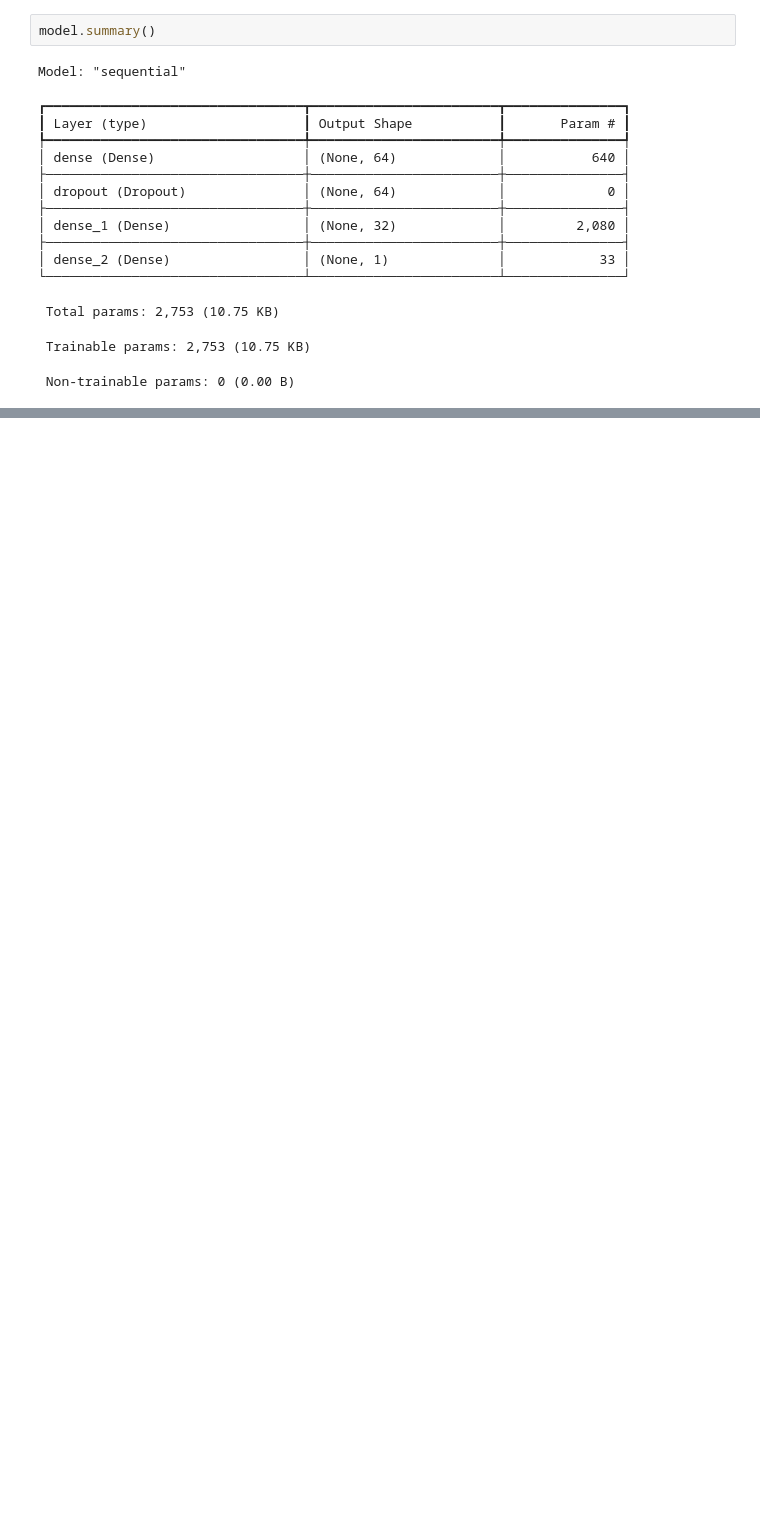
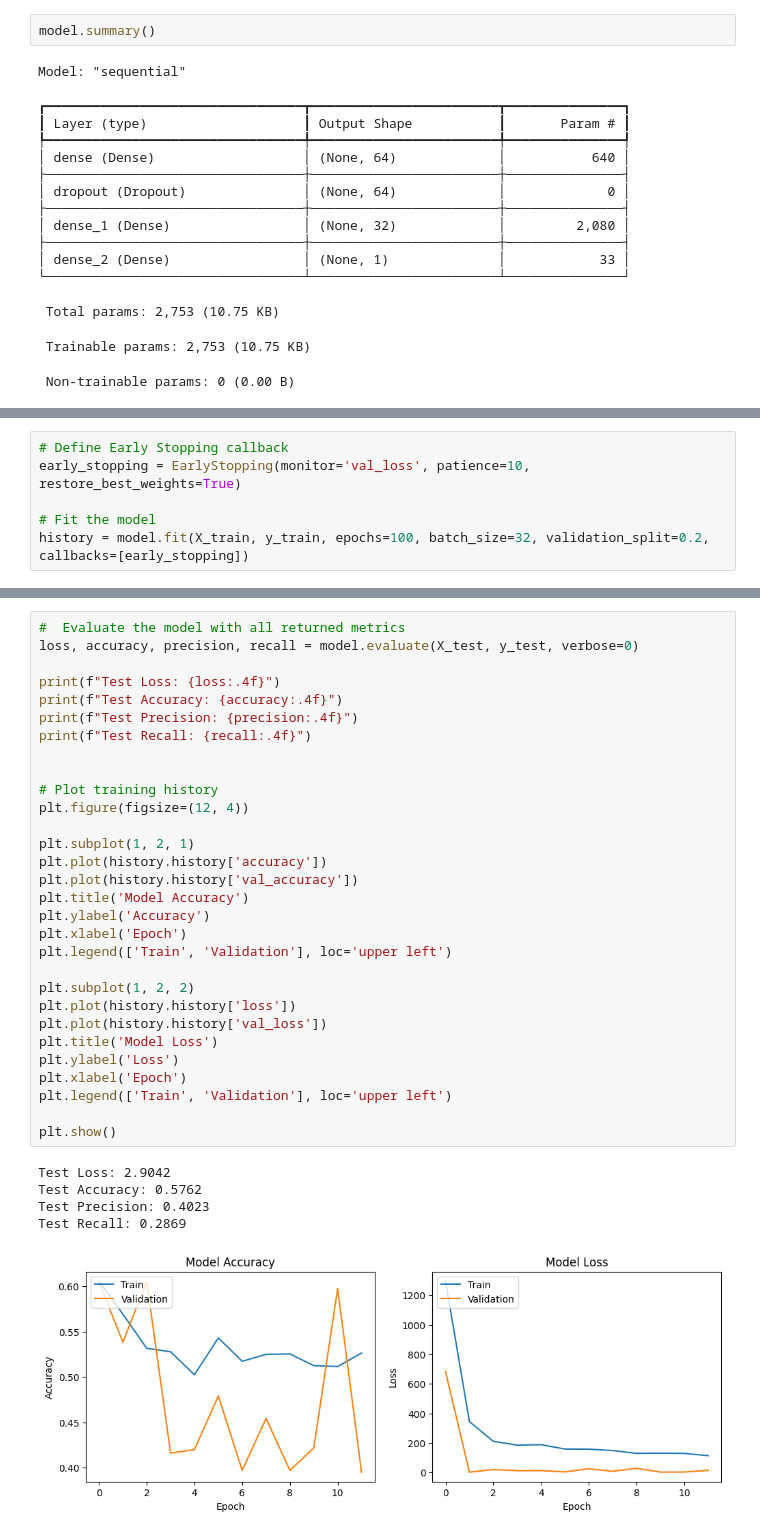
Before and after one commit to Christianib003/water-quality-model, a Jupyter notebook: notebooks/[Irenee_Gisubizo_Dusingizimana]_water_quality_model.ipynb, the cells around one changed output, grey strips where cells are left out. Saved outputs shown, nothing was run; the diff lists cells and outputs as text; blank space fills up the shorter version.

```diff
--- a/notebooks/[Irenee_Gisubizo_Dusingizimana]_water_quality_model.ipynb
+++ b/notebooks/[Irenee_Gisubizo_Dusingizimana]_water_quality_model.ipynb
@@ -180,0 +183,6 @@ Model: "sequential"
+# %%
+# Define Early Stopping callback
+early_stopping = EarlyStopping(monitor='val_loss', patience=10, restore_best_weights=True)
+
+# Fit the model
+history = model.fit(X_train, y_train, epochs=100, batch_size=32, validation_split=0.2, callbacks=[early_stopping])
@@ -180,0 +207,36 @@ Model: "sequential"
+# %%
+#  Evaluate the model with all returned metrics
+loss, accuracy, precision, recall = model.evaluate(X_test, y_test, verbose=0)
+
+print(f"Test Loss: {loss:.4f}")
+print(f"Test Accuracy: {accuracy:.4f}")
+print(f"Test Precision: {precision:.4f}")
+print(f"Test Recall: {recall:.4f}")
+
+
+# Plot training history
+plt.figure(figsize=(12, 4))
+
+plt.subplot(1, 2, 1)
+plt.plot(history.history['accuracy'])
+plt.plot(history.history['val_accuracy'])
+plt.title('Model Accuracy')
+plt.ylabel('Accuracy')
+plt.xlabel('Epoch')
+plt.legend(['Train', 'Validation'], loc='upper left')
+
+plt.subplot(1, 2, 2)
+plt.plot(history.history['loss'])
+plt.plot(history.history['val_loss'])
+plt.title('Model Loss')
+plt.ylabel('Loss')
+plt.xlabel('Epoch')
+plt.legend(['Train', 'Validation'], loc='upper left')
+
+plt.show()
+# %% [output]
+Test Loss: 2.9042
+Test Accuracy: 0.5762
+Test Precision: 0.4023
+Test Recall: 0.2869
+[figure, added]
```
Also changed, not shown: parts of 3 cells of this notebook.
